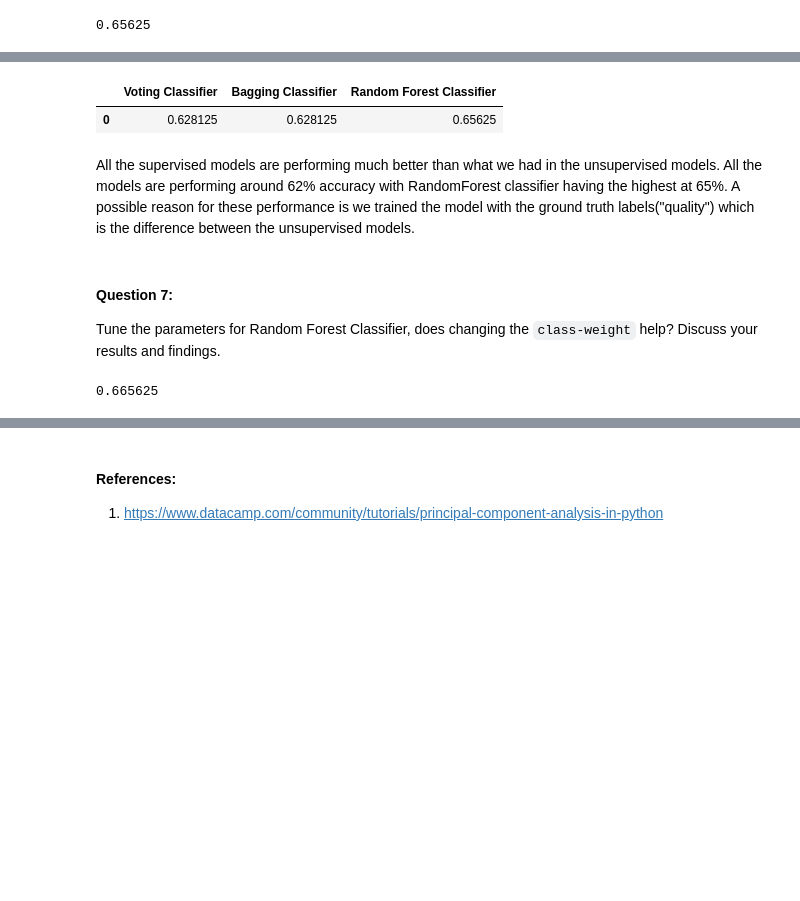
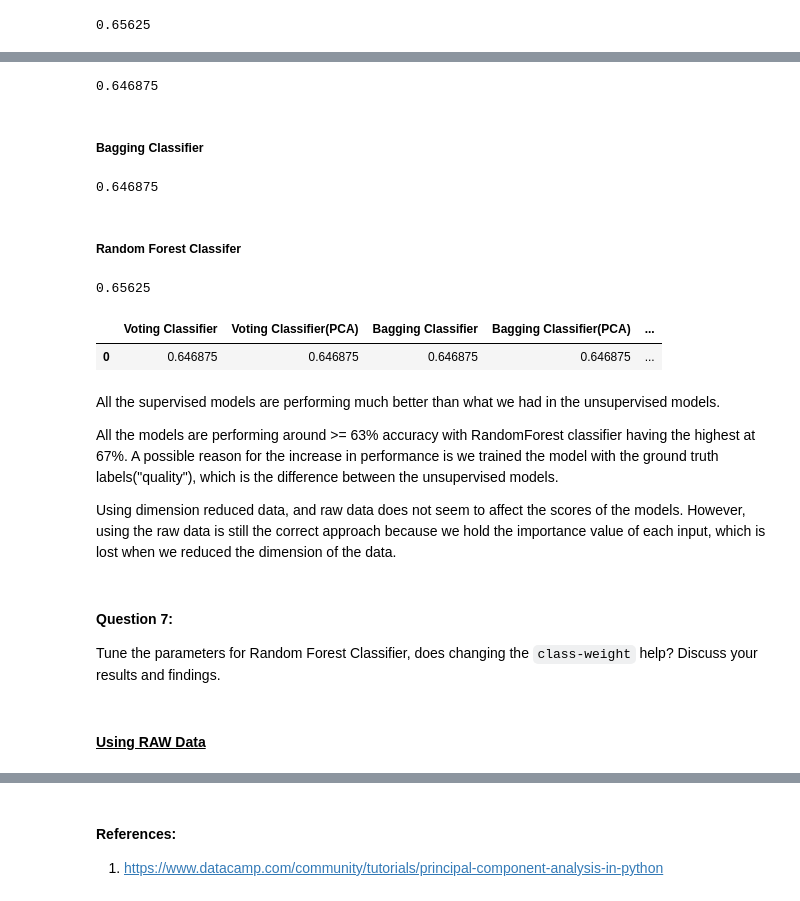
Before and after one commit to miggytrinidad/INFOT70_A3, a Jupyter notebook: INFOT780-assignment3.ipynb, the cells around one changed output, grey strips where cells are left out. Drawn from its saved outputs; the diff is of its cells as text; code cells hidden in the pictures; blank space fills up the shorter version.

```diff
--- a/INFOT780-assignment3.ipynb
+++ b/INFOT780-assignment3.ipynb
@@ -626,21 +663,72 @@ rfc_score
+# %%
+svmClf = SVC(probability=True, random_state=42) # force a probability calculation
+logClf = LogisticRegression(random_state=42)
+gbcClf = GradientBoostingClassifier(random_state=42)
+xgbClf = XGBClassifier(seed = 42)
+
+clf = ensemble.VotingClassifier(estimators = [('svm',svmClf),
+                                              ('log', logClf),
+                                              ('gbc', gbcClf),
+                                              ('xgb', xgbClf)],
+                                                voting='hard') # construct the ensemble classifier
+clf.fit(X_train_pca, y_train_pca) # train the ensemble classifier
+
+#score the model
+dr_voting_score = clf.score(X_test_pca, y_test_pca)
+dr_voting_score
+# %% [output]
+0.646875
+# %% [markdown]
+##### Bagging Classifier
+# %%
+from sklearn.ensemble import BaggingClassifier
+from sklearn.tree import DecisionTreeClassifier
+
+bc_clf = BaggingClassifier(DecisionTreeClassifier(), n_estimators=500,
+                       max_samples=100, random_state=42)
+
+bc_clf.fit(X_train_pca, y_train_pca)
+
+preds_bc_clf = bc_clf.predict(X_test_pca)
+
+#score the model
+dr_bagging_score = clf.score(X_test_pca, y_test_pca)
+dr_bagging_score
+# %% [output]
+0.646875
+# %% [markdown]
+##### Random Forest Classifer
+# %%
+rfc = RandomForestClassifier(random_state = 42)
+rfc.fit(X_train_pca, y_train_pca)
+
+#score the model
+dr_rfc_score = rfc.score(X_test_pca, y_test_pca)
+dr_rfc_score
+# %% [output]
+0.65625
 # %%
-results = pd.DataFrame([voting_score, bagging_score, rfc_score]).T
-results.rename(columns = {0: "Voting Classifier", 1: "Bagging Classifier", 2:"Random Forest Classifier"}, inplace = True)
+results = pd.DataFrame([voting_score, dr_voting_score,
+                        bagging_score, dr_bagging_score,
+                        rfc_score, dr_rfc_score]).T
+results.rename(columns = {0: "Voting Classifier", 1: "Voting Classifier(PCA)",
+                         2: "Bagging Classifier", 3: "Bagging Classifier(PCA)" ,
+                          4:"Random Forest Classifier",5:"Random Forest Classifier(PCA)"}, inplace = True)
 results
 # %% [output]
-|  | Voting Classifier | Bagging Classifier | Random Forest Classifier |
-| 0 | 0.628125 | 0.628125 | 0.65625 |
+|  | Voting Classifier | Voting Classifier(PCA) | Bagging Classifier | Bagging Classifier(PCA) | ... |
+| 0 | 0.646875 | 0.646875 | 0.646875 | 0.646875 | ... |
 # %% [markdown]
-All the supervised models are performing much better than what we had in the unsupervised models. All the models are performing around 62% accuracy with RandomForest classifier having the highest at 65%. A possible reason for these performance is we trained the model with the ground truth labels("quality") which is the difference between the unsupervised models.
+All the supervised models are performing much better than what we had in the unsupervised models.
+
+All the models are performing around >= 63% accuracy with RandomForest classifier having the highest at 67%. A possible reason for the increase in performance is we trained the model with the ground truth labels("quality"), which is the difference between the unsupervised models.
+
+Using dimension reduced data, and raw data does not seem to affect the scores of the models. However, using the raw data is still the correct approach because we hold the importance value of each input, which is lost when we reduced the dimension of the data.
 # %% [markdown]
 #### Question 7:
 Tune the parameters for Random Forest Classifier, does changing the `class-weight` help? Discuss your results and findings.
-# %%
-rfc = RandomForestClassifier(class_weight = "balanced_subsample", random_state = 42)
-rfc.fit(X_train, y_train)
-rfc.score(X_test, y_test)
-# %% [output]
-0.665625
+# %% [markdown]
+#### <u>Using RAW Data<u/>
 # %%
 from sklearn.model_selection import GridSearchCV
 
```
Also changed, not shown: parts of 35 cells of this notebook.
